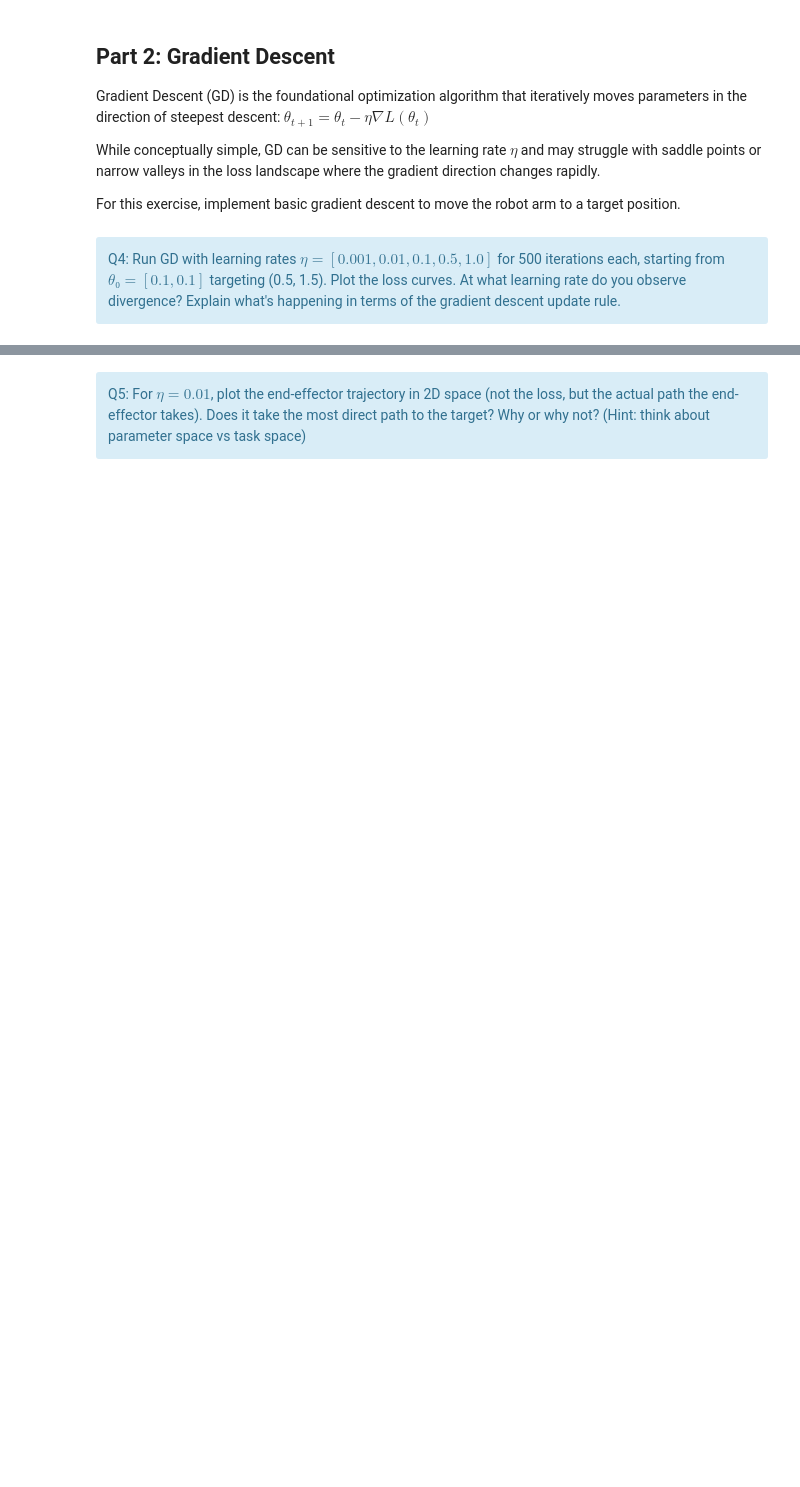
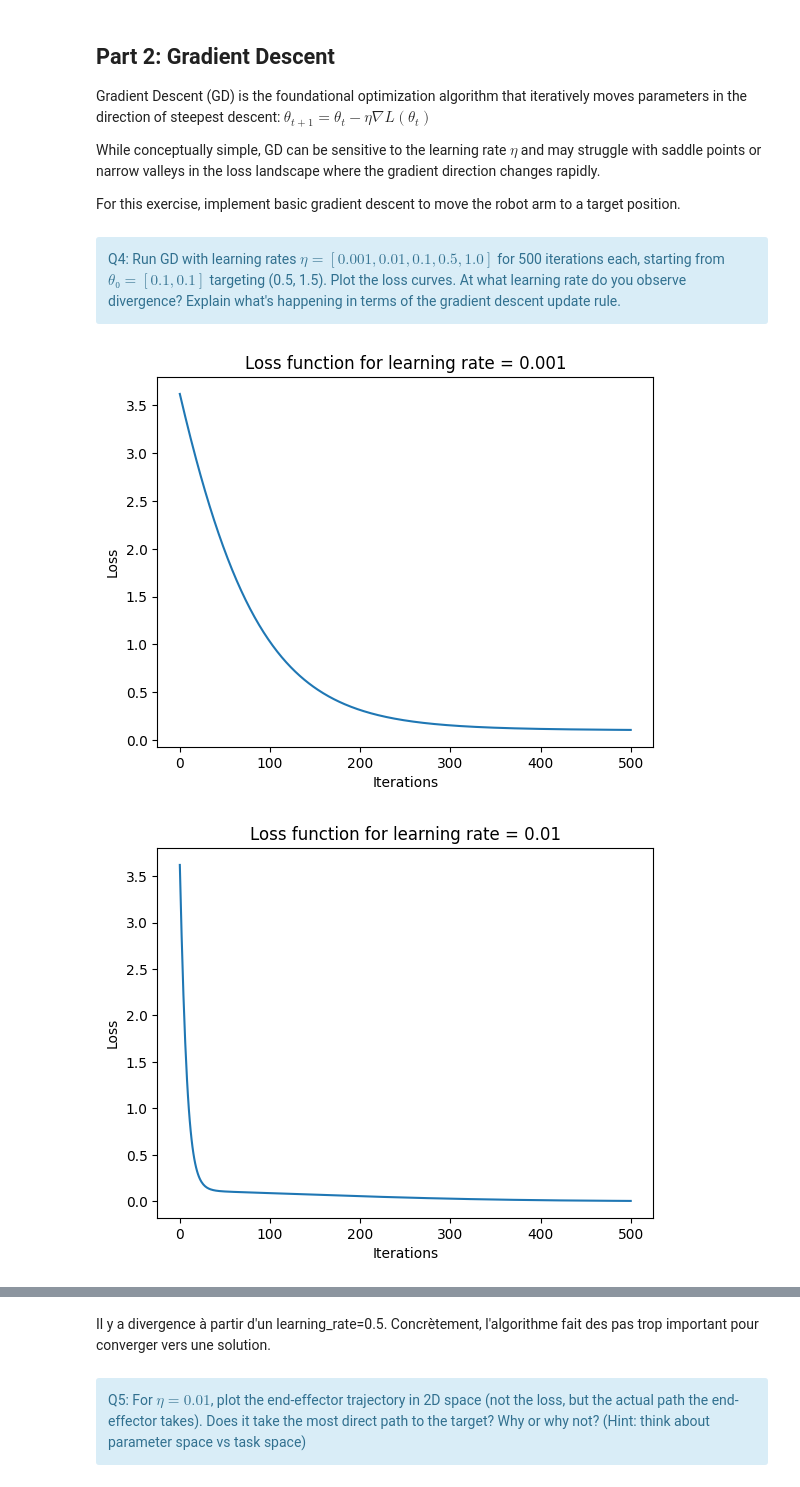
Before and after one commit to AntoninLeSecq/stochastic, a Jupyter notebook: notebooks/control_BE.ipynb, the cells around one changed output, grey strips where cells are left out. Saved outputs shown, nothing was run; the diff lists cells and outputs as text; code cells hidden in the pictures; blank space fills up the shorter version.

```diff
--- a/notebooks/control_BE.ipynb
+++ b/notebooks/control_BE.ipynb
@@ -323,3 +325,15 @@ For finite differences, use:
   $∂L/∂θᵢ ≈ (L(θ + h*eᵢ) - L(θ - h*eᵢ)) / (2h)$
   where $eᵢ$ is the i-th unit vector and $h = 1e-5$
 </div>
+# %%
+#Gradient computation with JAX
+theta = jnp.array([jnp.pi/6, jnp.pi/4])
+grad_val2 = grad_loss_target(theta, LENGTHS, target)
+print(f"Gradient : {grad_val2}")
+
+#Manual gradient computation
+h = 1e-5
+dL_dtheta1 = (loss_target_reaching(theta + jnp.array([h, 0.0]), LENGTHS, target) - loss_target_reaching(theta - jnp.array([h, 0.0]), LENGTHS, target)) / (2*h)
+dL_dtheta2 = (loss_target_reaching(theta + jnp.array([0.0, h]), LENGTHS, target) - loss_target_reaching(theta - jnp.array([0.0, h]), LENGTHS, target)) / (2*h)
+grad = [dL_dtheta1, dL_dtheta2]
+print(f"Gradient : {grad}")
@@ -364,10 +408,10 @@ def gradient_descent(theta_init: np.ndarray,
     # Optimization loop
     for i in range(n_iterations):
         # TODO: Compute gradient
-        # gradient = ?
+        gradient =  grad_loss_target(theta, lengths, target)
 
         # TODO: Update theta using gradient descent rule
-        # theta = ?
+        theta = theta - learning_rate * gradient
 
         # Store history
         theta_history[i + 1] = np.array(theta)
@@ -379,3 +423,26 @@ def gradient_descent(theta_init: np.ndarray,
 <div class="alert alert-info">
 Q4: Run GD with learning rates $η = [0.001, 0.01, 0.1, 0.5, 1.0]$ for 500 iterations each, starting from $θ₀ = [0.1, 0.1]$ targeting (0.5, 1.5). Plot the loss curves. At what learning rate do you observe divergence? Explain what's happening in terms of the gradient descent update rule.
 </div>
+# %%
+# Parameters
+learning_rates = [0.001, 0.01, 0.1, 0.5, 1.0]
+n_iterations = 500
+theta_init = np.array([0.1, 0.1])
+target = np.array([0.5, 1.5])
+
+
+# Computation & plot
+for l_rate in learning_rates :
+  history = gradient_descent(theta_init, target, LENGTHS, l_rate, n_iterations)
+  theta_history = history[0]
+  loss_history = history[1]
+  ee_trajectory = history[2]
+  iterations = np.arange(n_iterations + 1)
+  plt.title(f'Loss function for learning rate = {l_rate}')
+  plt.plot(iterations, loss_history)
+  plt.xlabel('Iterations')
+  plt.ylabel('Loss')
+  plt.show()
+# %% [output]
+[figure, added]
+[figure, added]
@@ -382,3 +452,5 @@ Q4: Run GD with learning rates $η = [0.001, 0.01, 0.1, 0.5, 1.0]$ for 500 itera
+# %% [markdown]
+Il y a divergence à partir d'un learning_rate=0.5. Concrètement, l'algorithme fait des pas trop important pour converger vers une solution.
 # %% [markdown]
 <div class="alert alert-info">
 Q5: For $η = 0.01$, plot the end-effector trajectory in 2D space (not the loss, but the actual path the end-effector takes). Does it take the most direct path to the target? Why or why not? (Hint: think about parameter space vs task space)
```
Also changed, not shown: parts of 17 cells of this notebook.
